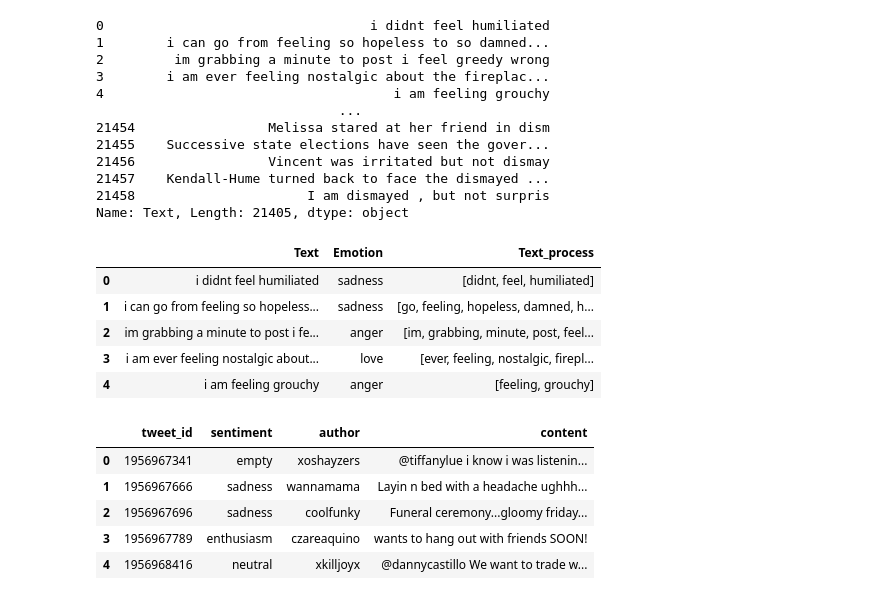
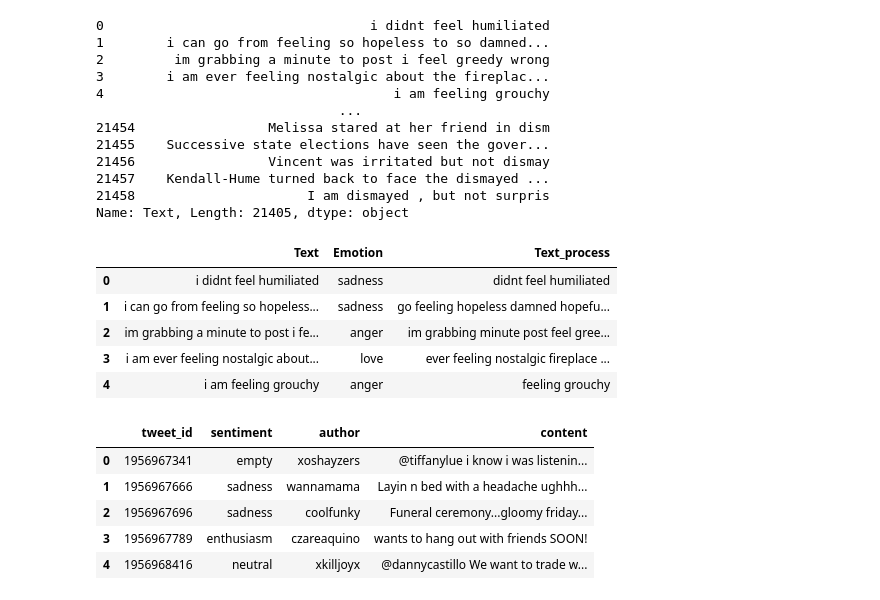
Before and after one commit to Aimen-prog/ml-in-the-clouds, a Jupyter notebook: sentiment_analysis.ipynb, the cells around one changed output. Drawn from its saved outputs; the diff is of its cells as text; code cells hidden in the pictures.

```diff
--- a/sentiment_analysis.ipynb
+++ b/sentiment_analysis.ipynb
@@ -240,18 +240,21 @@ def text_processing(text):
     # Appliquer la lemmatisation à tous les tokens
     tokens = [lemmatizer.lemmatize(word) for word in tokens]
 
+    tokens = ' '.join(tokens)
+
+
     return tokens
 # %%
 df['Text_process'] = df['Text'].apply(text_processing)
 # %%
-df1.head()
+df.head()
 # %% [output]
 |  | Text | Emotion | Text_process |
-| 0 | i didnt feel humiliated | sadness | [didnt, feel, humiliated] |
-| 1 | i can go from feeling so hopeless... | sadness | [go, feeling, hopeless, damned, h... |
-| 2 | im grabbing a minute to post i fe... | anger | [im, grabbing, minute, post, feel... |
-| 3 | i am ever feeling nostalgic about... | love | [ever, feeling, nostalgic, firepl... |
-| 4 | i am feeling grouchy | anger | [feeling, grouchy] |
+| 0 | i didnt feel humiliated | sadness | didnt feel humiliated |
+| 1 | i can go from feeling so hopeless... | sadness | go feeling hopeless damned hopefu... |
+| 2 | im grabbing a minute to post i fe... | anger | im grabbing minute post feel gree... |
+| 3 | i am ever feeling nostalgic about... | love | ever feeling nostalgic fireplace ... |
+| 4 | i am feeling grouchy | anger | feeling grouchy |
 # %%
 from pycaret.classification import *
 # %%
```
